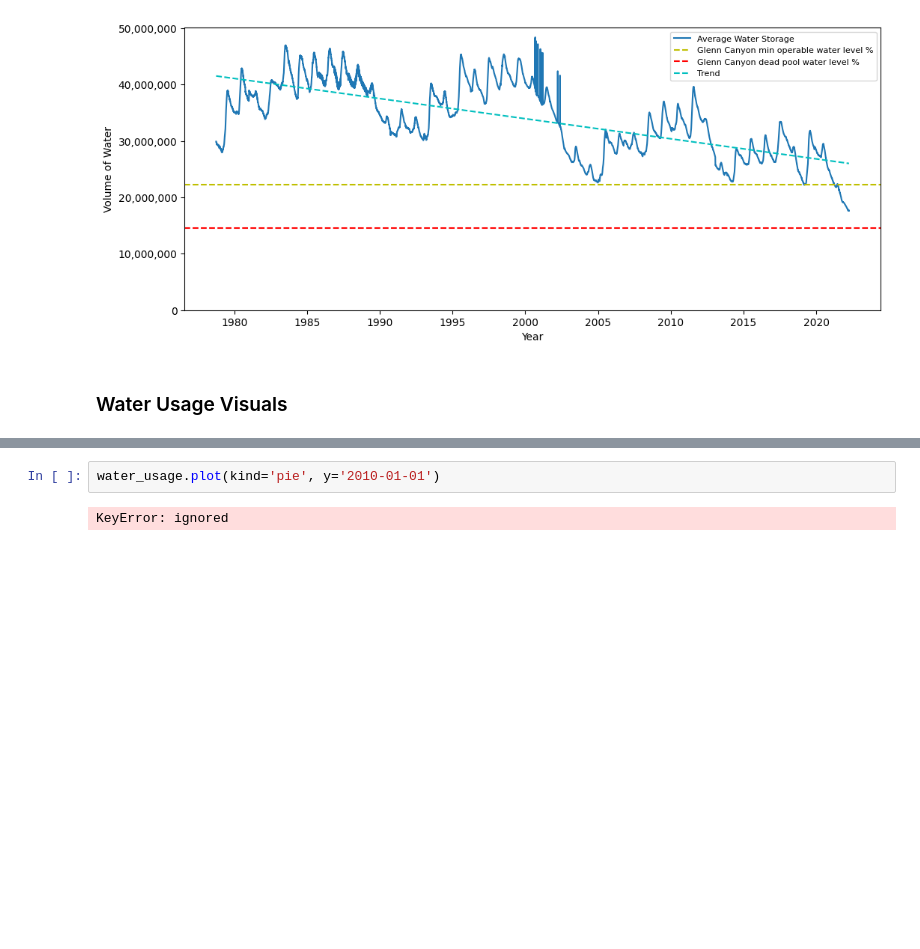
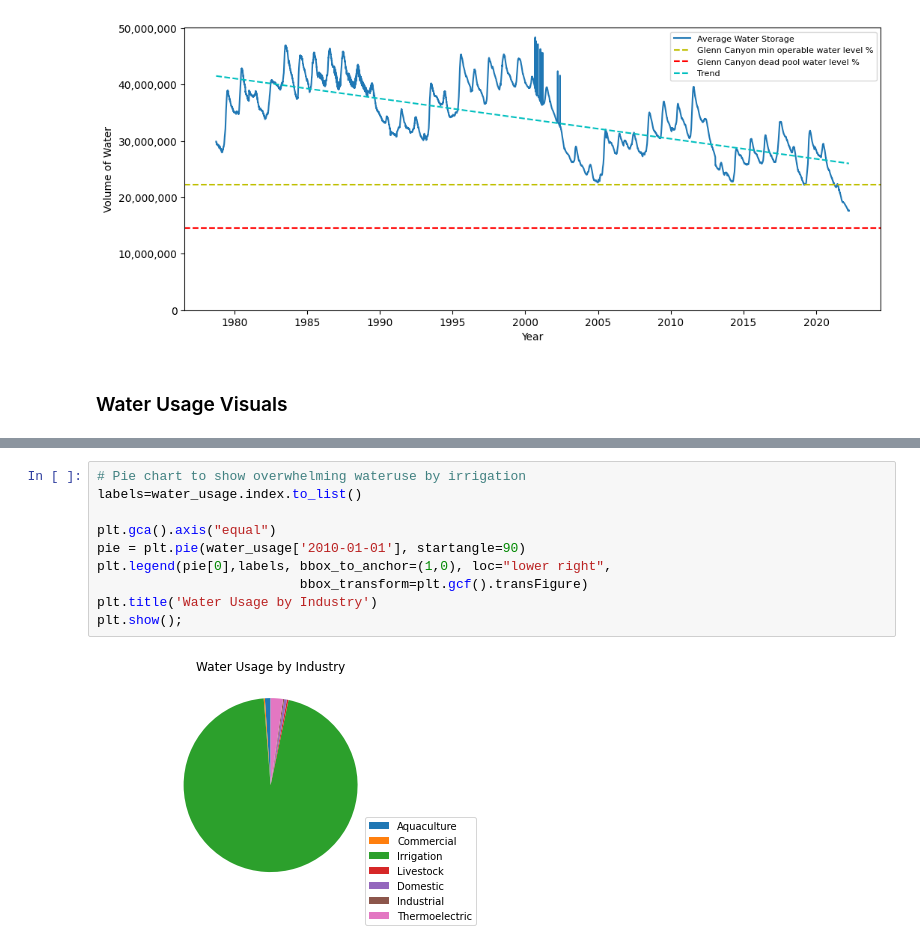
Before and after one commit to NaavSD/CO_River_Basin_SWE, a Jupyter notebook: Notebooks/Colorado_River_Water_Resources.ipynb, the cells around one changed output, grey strips where cells are left out. Saved outputs shown, nothing was run; the diff lists cells and outputs as text; blank space fills up the shorter version.

Commit message:
Created visualizations for water usage

```diff
--- a/Notebooks/Colorado_River_Water_Resources.ipynb
+++ b/Notebooks/Colorado_River_Water_Resources.ipynb
@@ -960,4 +961,12 @@ water_usage
 # %%
-water_usage.plot(kind='pie', y='2010-01-01')
+# Pie chart to show overwhelming wateruse by irrigation
+labels=water_usage.index.to_list()
+
+plt.gca().axis("equal")
+pie = plt.pie(water_usage['2010-01-01'], startangle=90)
+plt.legend(pie[0],labels, bbox_to_anchor=(1,0), loc="lower right",
+                          bbox_transform=plt.gcf().transFigure)
+plt.title('Water Usage by Industry')
+plt.show();
 # %% [output]
-KeyError: ignored
+[figure, added]
```
Also changed, not shown: parts of 7 cells of this notebook.
